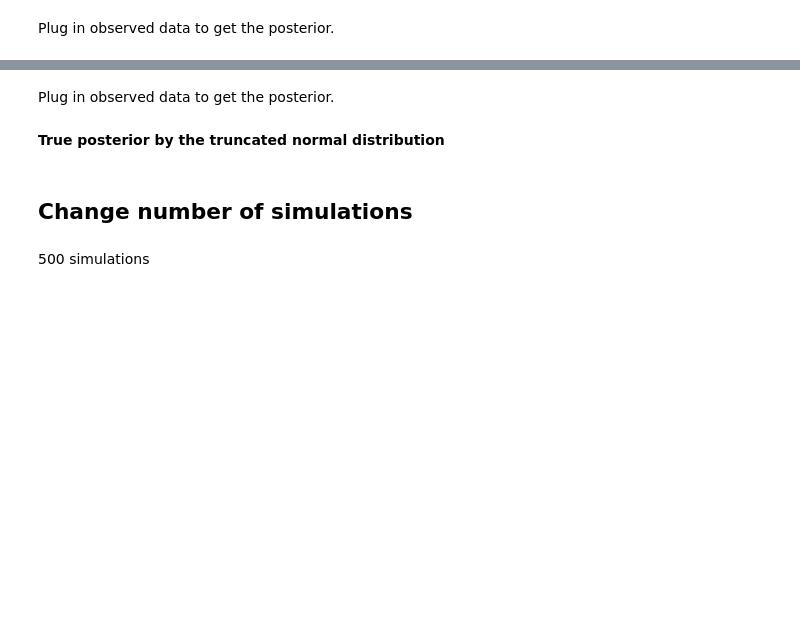
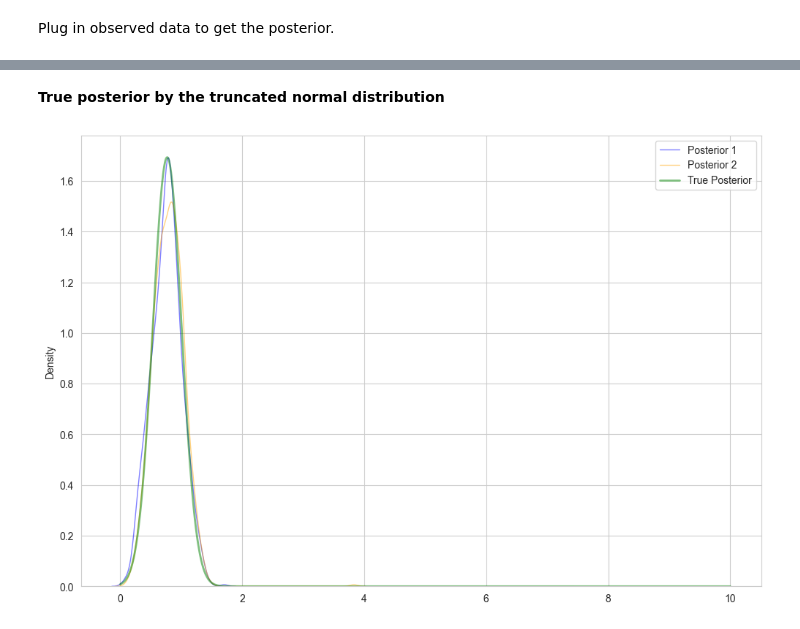
Before and after one commit to haochu-liu/likelihood-free, a Jupyter notebook: python/normal_toy/normal_toy_sbi2.ipynb, the cells around one changed output, grey strips where cells are left out. Cells and saved outputs as stored; diff of their text form; code cells hidden in the pictures; blank space fills up the shorter version.

Commit message:
normal toy posterior

```diff
--- a/python/normal_toy/normal_toy_sbi2.ipynb
+++ b/python/normal_toy/normal_toy_sbi2.ipynb
@@ -138,0 +163,7 @@ posterior_1 = inference.build_posterior(density_estimator)
+# %%
+torch.manual_seed(1)
+np.random.seed(1)
+true_theta = torch.tensor([1.0, 18.0], device=torch_device)
+x_o_2 = simulator_torch_2(true_theta)
+x_o_1 = x_o_2[[0, 2]]
+true_theta, x_o_1, x_o_2
@@ -139,6 +174,10 @@ posterior_1 = inference.build_posterior(density_estimator)
 # %% [markdown]
 Plug in observed data to get the posterior.
 # %%
-theta_trained = posterior_1.set_default_x(x_o_1).sample((num_posterior_samples,), x=x_o_1)
-theta_trained = theta_trained.reshape((num_posterior_samples, 2))
-theta_trained_numpy = theta_trained.cpu().numpy()
+theta_trained1 = posterior_1.set_default_x(x_o_1).sample((num_posterior_samples,), x=x_o_1)
+theta_trained1 = theta_trained1.reshape((num_posterior_samples, 2))
+theta_trained1_numpy = theta_trained1.cpu().numpy()
+
+theta_trained2 = posterior_2.set_default_x(x_o_2).sample((num_posterior_samples,), x=x_o_2)
+theta_trained2 = theta_trained2.reshape((num_posterior_samples, 2))
+theta_trained2_numpy = theta_trained2.cpu().numpy()
@@ -166,2 +183,0 @@ posterior_2 = inference.build_posterior(density_estimator)
-# %% [markdown]
-Plug in observed data to get the posterior.
@@ -175,11 +187,11 @@ theta_trained_numpy = theta_trained.cpu().numpy()
 prior_a = 0.0
 prior_b = 10.0
 theta_grid = np.linspace(0, 10, 1000)
-x_o_2_numpy = x_o_2.cpu().numpy()
+x_o_1_numpy = x_o_1.cpu().numpy()
 
 prior = uniform.pdf(theta_grid, loc=prior_a, scale=(prior_b - prior_a))
 
-likelihood = norm.pdf(x_o_2_numpy[0], loc=theta_grid, scale=1/np.sqrt(x_o_2_numpy[1]))
+likelihood = norm.pdf(x_o_1_numpy[0], loc=theta_grid, scale=1/np.sqrt(x_o_1_numpy[1]))
 
 unnormalized_posterior = likelihood * prior
 d_theta = theta_grid[1] - theta_grid[0]
@@ -187,12 +199,10 @@ posterior = unnormalized_posterior / (np.sum(unnormalized_posterior) * d_theta)
 # %%
 plt.figure(figsize=(12, 8))
 sns.set_style('whitegrid')
-sns.kdeplot(posterior_1[:, 0], label='Posterior 1', color='blue', linewidth=1, alpha=0.5)
-sns.kdeplot(posterior_2[:, 0], label='Posterior 2', color='orange', linewidth=1, alpha=0.5)
+sns.kdeplot(theta_trained1_numpy[:, 0], label='Posterior 1', color='blue', linewidth=1, alpha=0.5)
+sns.kdeplot(theta_trained2_numpy[:, 0], label='Posterior 2', color='orange', linewidth=1, alpha=0.5)
 plt.plot(theta_grid, posterior, label='True Posterior', color='green', linewidth=2, alpha=0.5)
 plt.legend()
 plt.show()
+# %% [output]
+[figure, added]
-# %% [markdown]
-## Change number of simulations
-# %% [markdown]
-500 simulations
```
Also changed, not shown: parts of 50 cells of this notebook.
